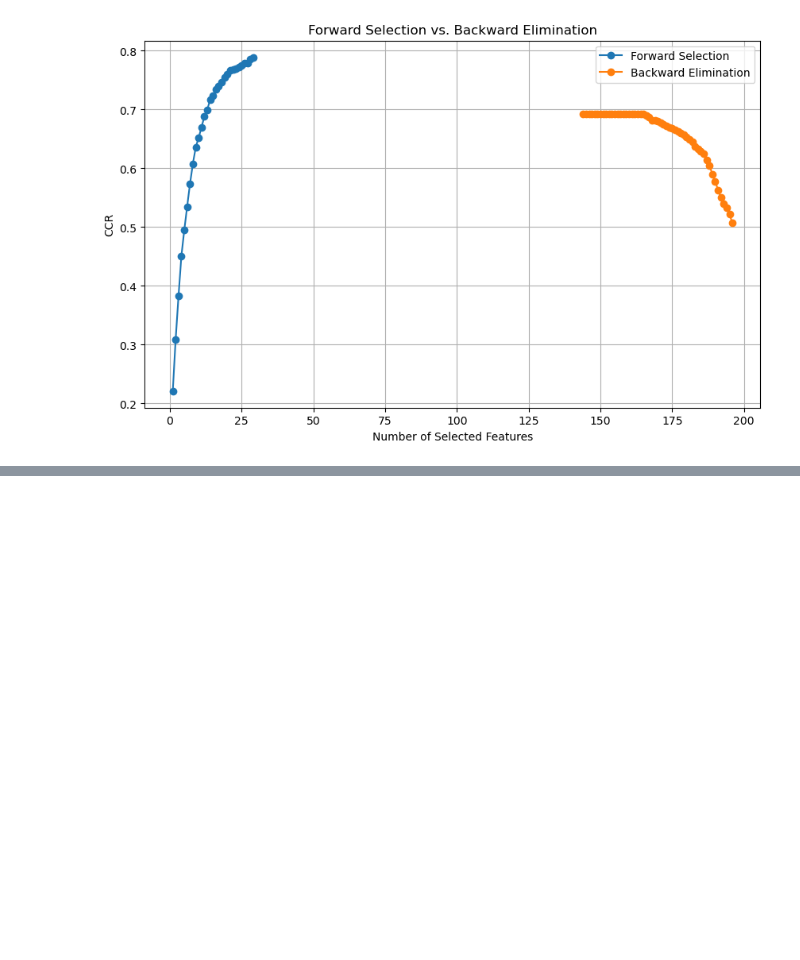
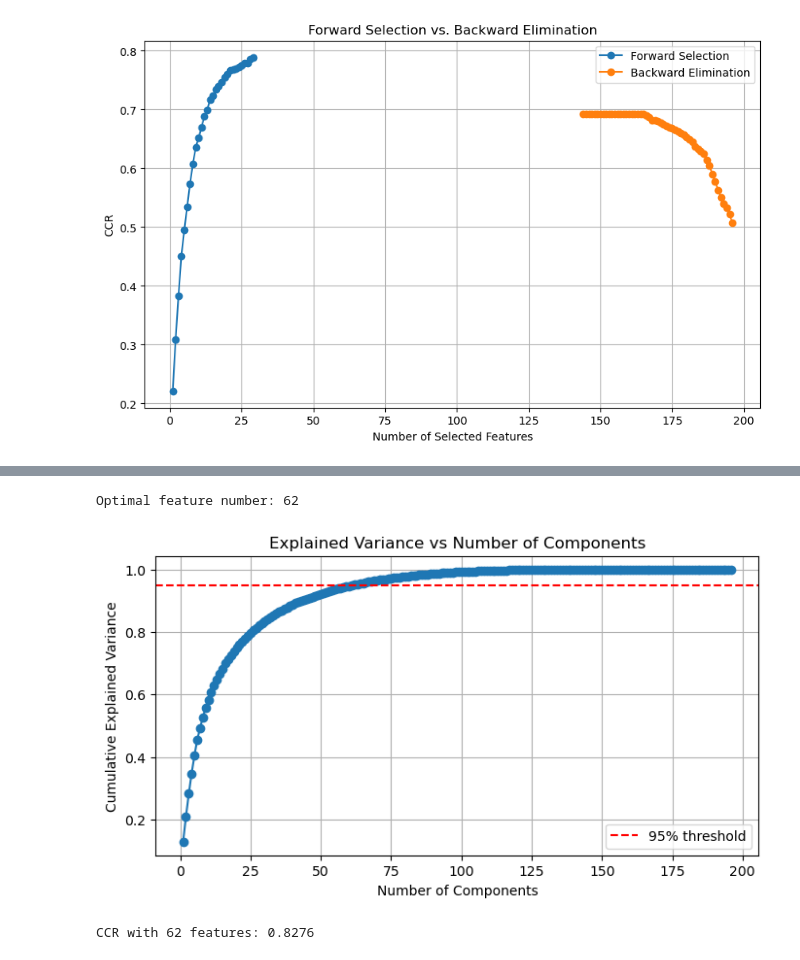
Before and after one commit to mjmousavi97/MachinLearning-TehranUni-2024, a Jupyter notebook: Projects/07 pro/src/main.ipynb, the cells around one changed output, grey strips where cells are left out. Cells and saved outputs as stored; diff of their text form; code cells hidden in the pictures; blank space fills up the shorter version.

```diff
--- a/Projects/07 pro/src/main.ipynb
+++ b/Projects/07 pro/src/main.ipynb
@@ -273,0 +481,24 @@ plt.grid()
+# %%
+total_variance = np.sum(eigenvalues)
+explained_variance_ratio = eigenvalues / total_variance
+cumulative_variance = np.cumsum(explained_variance_ratio)
+optimal_feature_number = np.argmax(cumulative_variance >= 0.95) + 1
+
+print(f'Optimal feature number: {optimal_feature}')
+# %% [output]
+Optimal feature number: 62
+# %%
+def plot_explained_variance(cumulative_variance):
+    plt.figure(figsize=(8, 4))
+    plt.plot(np.arange(1, len(cumulative_variance)+1), cumulative_variance, marker='o')
+    plt.xlabel('Number of Components')
+    plt.ylabel('Cumulative Explained Variance')
+    plt.grid(True)
+    plt.title('Explained Variance vs Number of Components')
+    plt.axhline(y=0.95, color='r', linestyle='--', label='95% threshold')
+    plt.legend()
+    plt.show()
+# %%
+plot_explained_variance(cumulative_variance)
+# %% [output]
+[figure, added]
@@ -273,0 +508,9 @@ plt.grid()
+# %%
+model = GaussianNB()
+model.fit(train_data_reduced, train_labels)
+predictions = model.predict(test_data_reduced)
+
+ccr = accuracy_score(test_labels, predictions)
+print(f"CCR with {optimal_feature_number} features: {ccr}")
+# %% [output]
+CCR with 62 features: 0.8276
```
Also changed, not shown: parts of 9 cells of this notebook, 1 other file.
